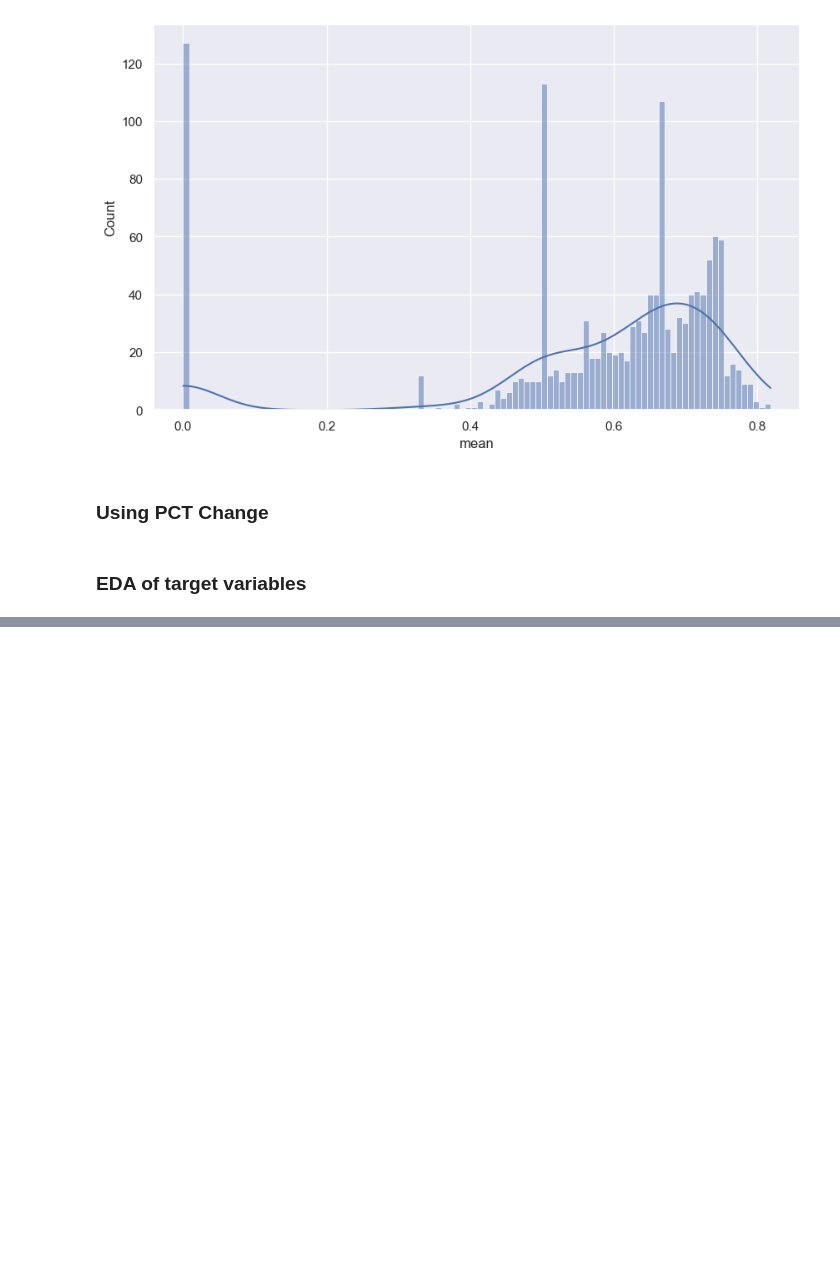
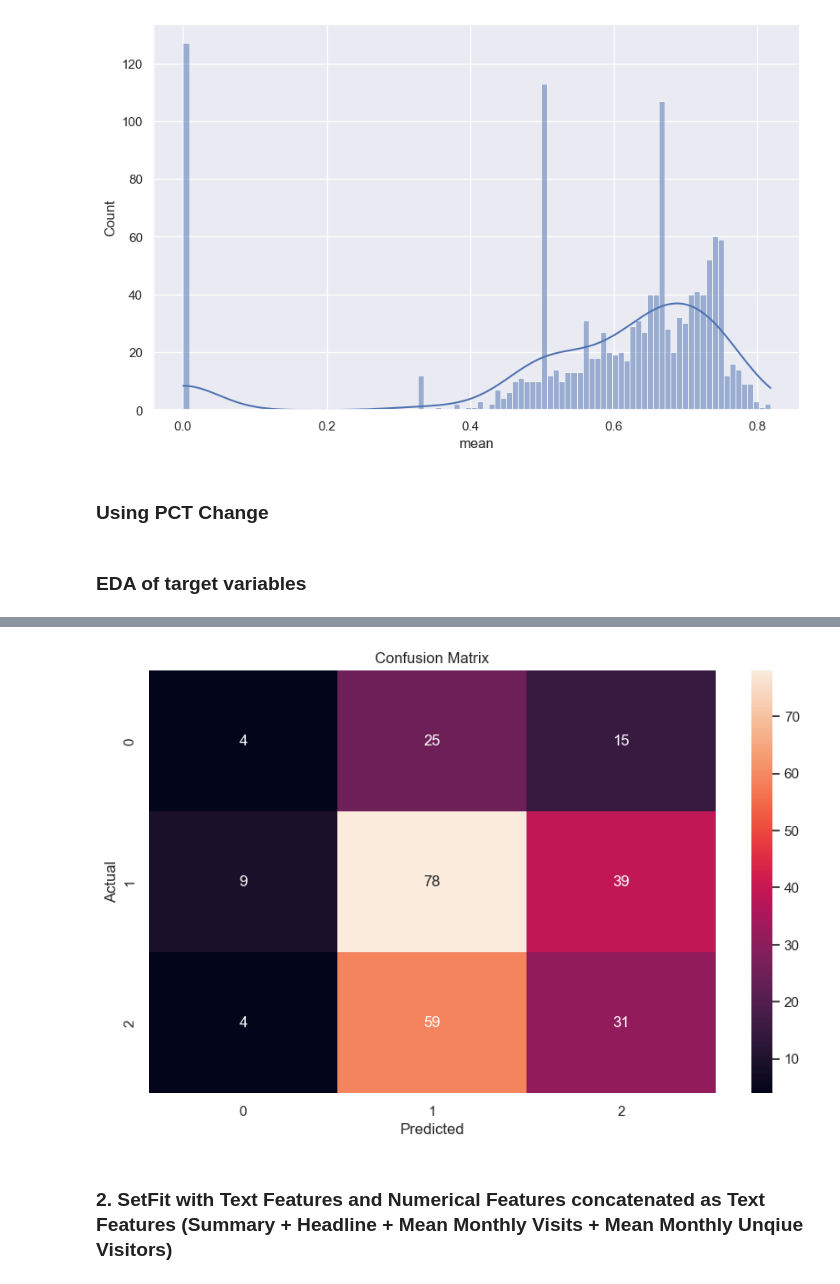
Before and after one commit to xeonkai/news_matching, a Jupyter notebook: traction-analytics/traction_analytics.ipynb, the cells around one changed output, grey strips where cells are left out. Cells and saved outputs as stored; diff of their text form; code cells hidden in the pictures; blank space fills up the shorter version.

```diff
--- a/traction-analytics/traction_analytics.ipynb
+++ b/traction-analytics/traction_analytics.ipynb
@@ -587,3 +491,0 @@ Applying column mapping to training dataset
-# %%
-test_y = test_dataset.to_pandas()['label']
-pred_y = model.predict(test_dataset.to_pandas()['text']).numpy()
@@ -696,0 +582,21 @@ test_df
+# %%
+# evalutating pred_y against test_y
+
+def evaluate_predictions(test_y, pred_y):
+
+    # macro
+    acc = accuracy_score(test_y, pred_y)
+    precision = precision_score(test_y, pred_y, average='macro')
+    recall = recall_score(test_y, pred_y, average='macro')
+    f1 = f1_score(test_y, pred_y, average='macro')
+
+    # construct a dataframe to store the evaluation metrics
+    df_eval = pd.DataFrame({'accuracy': [acc], 'precision': [precision], 'recall': [recall], 'f1': [f1]})
+    df_eval = df_eval.round(3)
+    return df_eval.T.rename(columns={0: 'macro'})
+
+test_y_m1 = test_dataset_m1.to_pandas()['label']
+pred_y_m1 = model_m1.predict(test_dataset_m1.to_pandas()['text']).numpy()
+
+res_m1 = evaluate_predictions(test_y_m1, pred_y_m1)
+res_m1
@@ -696,0 +609,22 @@ test_df
+# %%
+# plot confusion matrix
+
+from sklearn.metrics import confusion_matrix
+
+def plot_confusion_matrix(test_y, pred_y):
+    cm = confusion_matrix(test_y, pred_y, labels=[0, 1, 2])
+    plt.figure(figsize=(10, 6))
+    sns.heatmap(cm, annot=True, fmt='g')
+    plt.title('Confusion Matrix')
+    plt.xlabel('Predicted')
+    plt.ylabel('Actual')
+    # adjust labels
+    plt.xticks([0.5, 1.5, 2.5], ['0', '1', '2'])
+    plt.yticks([0.5, 1.5, 2.5], ['0', '1', '2'])
+    plt.show()
+
+plot_confusion_matrix(test_y_m1, pred_y_m1)
+# %% [output]
+[figure, added]
+# %% [markdown]
+### 2. SetFit with Text Features and Numerical Features concatenated as Text Features (Summary + Headline + Mean Monthly Visits + Mean Monthly Unqiue Visitors)
```
Also changed, not shown: parts of 56 cells of this notebook.
